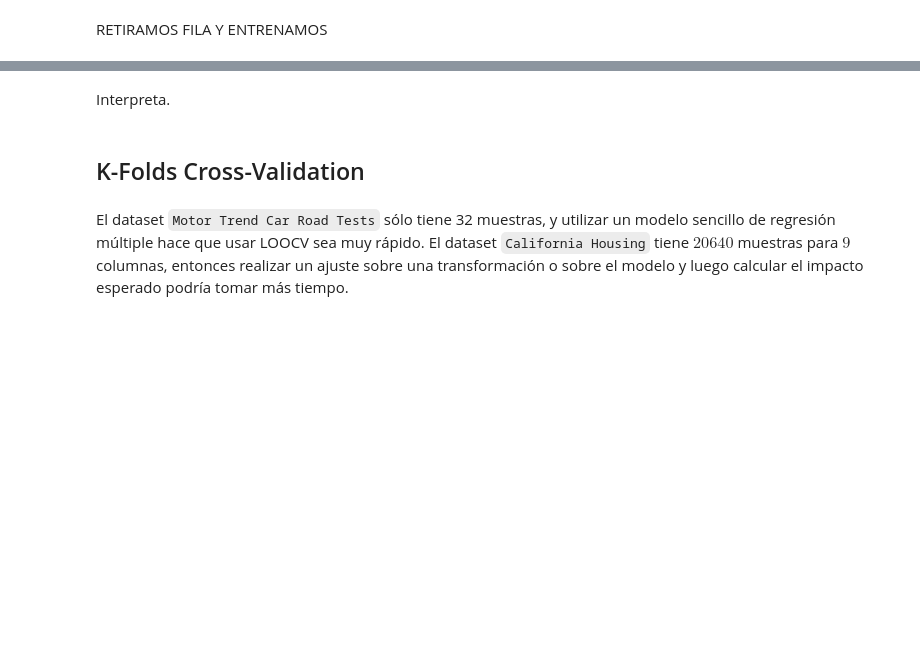
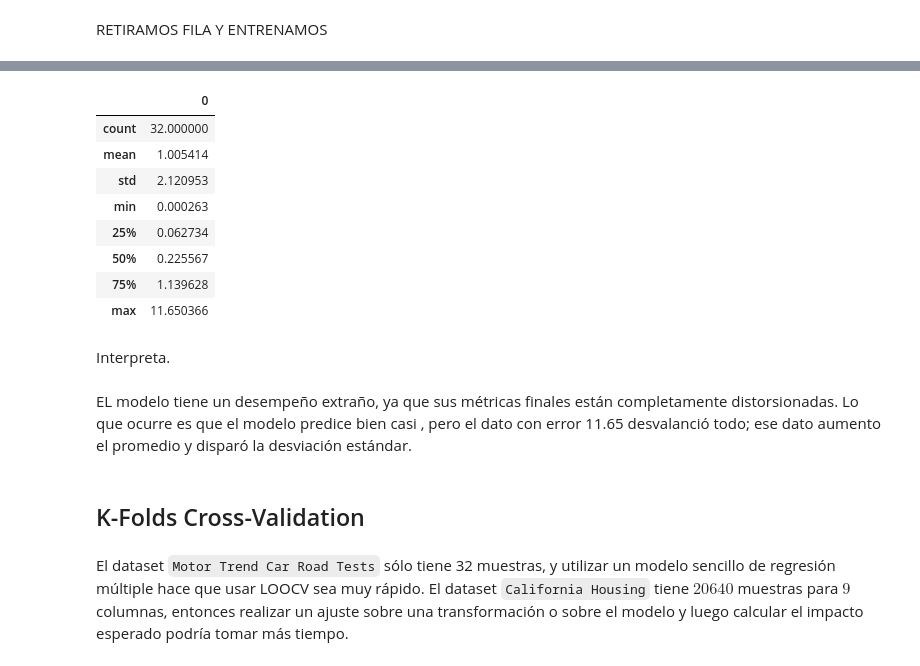
Before and after one commit to navap3206-debug/hello-world, a Jupyter notebook: Lab_R5.ipynb, the cells around one changed output, grey strips where cells are left out. Cells and saved outputs as stored; diff of their text form; code cells hidden in the pictures; blank space fills up the shorter version.

```diff
--- a/Lab_R5.ipynb
+++ b/Lab_R5.ipynb
@@ -120,0 +97,2 @@ array([[-0.10839441, -0.59224631, -0.55500601,  0.58898741, -0.37178911,
+# %%
+vec_y = dt['qsec']
@@ -133,5 +126,53 @@ KeyError: '[0] not found in axis'
+# %%
+import pandas as pd
+import numpy as np
+from sklearn.linear_model import LinearRegression # Ejemplo de modelo
+from sklearn.metrics import mean_squared_error
+
+
+#Crear una lista para guardar los errores de cada iteración
+errores_individuales = []
+for i in range(32):
+
+    #separamos
+    X_test = matrix_2.iloc[[i]]
+    y_test = vec_y.iloc[[i]]
+
+
+    # drop(i) elimina esa fila
+    X_train = matrix_2.drop(i)
+    y_train = vec_y.drop(i)
+
+    #entrenar
+    modelo = LinearRegression()
+    modelo.fit(X_train, y_train)
+
+    #predecimos
+    prediccion = modelo.predict(X_test)
+
+    error = mean_squared_error(y_test, prediccion)
+    errores_individuales.append(error)
+
+#Manipular los resultados finales
+errores_individuales = pd.DataFrame(errores_individuales)
+errores_individuales.describe()
+# %% [output]
+|  | 0 |
+| count | 32.000000 |
+| mean | 1.005414 |
+| std | 2.120953 |
+| min | 0.000263 |
+| 25% | 0.062734 |
+| 50% | 0.225567 |
+| 75% | 1.139628 |
+| max | 11.650366 |
 # %% [markdown]
 Interpreta.
+# %% [markdown]
+
+
+
+EL modelo tiene un desempeño extraño, ya que sus métricas finales están completamente distorsionadas. Lo que ocurre es que el modelo predice bien casi , pero el dato con error 11.65 desvalanció todo; ese dato aumento el promedio y disparó la desviación estándar.
 # %% [markdown]
 ## K-Folds Cross-Validation
 # %% [markdown]
```
Also changed, not shown: parts of 4 cells of this notebook.
